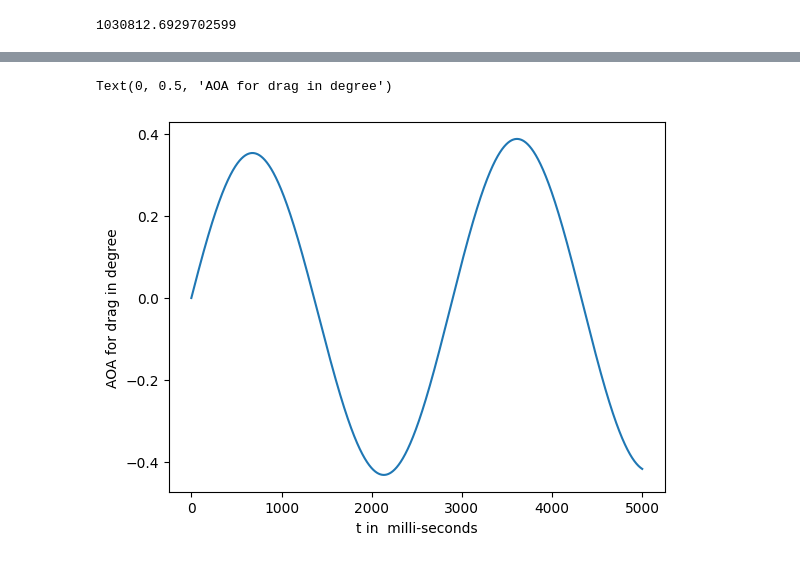
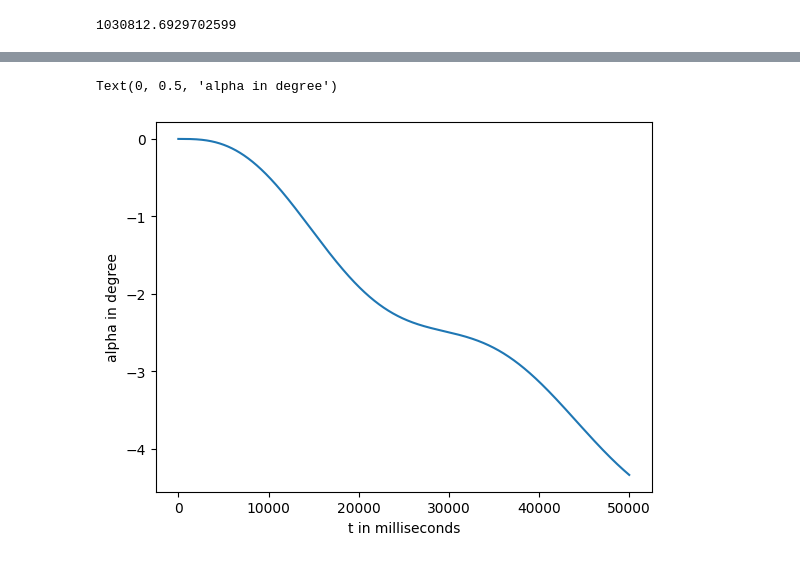
Before and after one commit to lyrickhare/Launcher-Profile, a Jupyter notebook: testingNew/anglelaunch.ipynb, the cells around one changed output, grey strips where cells are left out. Drawn from its saved outputs; the diff is of its cells as text; code cells hidden in the pictures.

```diff
--- a/testingNew/anglelaunch.ipynb
+++ b/testingNew/anglelaunch.ipynb
@@ -93,13 +96,14 @@ def updateAlphadot(alphaDot, moment, moi, dt = 0.001):
     """
     return alphaDot + (moment/moi)*dt
 # %%
-def updateAlpha(alphao, alphaDot, dt = 0.001):
+def updateAlpha(alphao, alphaDot, dt = DT):
     """
     took modulus for plots
     """
-    return (alphao + alphaDot*dt)%(2*np.pi)
+    # return (alphao + alphaDot*dt)%(2*np.pi)
+    return (alphao + alphaDot*dt)
 # %%
-t = np.arange(0,5.001,0.001)
+t = np.arange(0,5+DT,DT)
 # %%
 alph = np.zeros(len(t))
 bet = np.zeros(len(t))
@@ -116,9 +118,12 @@ I = moi()
+# %%
+I = moi()
+tau = np.zeros(len(t))
 # %%
 for i in range(1,len(t)):
     V[i] = updateV(V[i-1],T[i-1],D[i-1])
     bet[i] = betaFromV(alph[i-1],V[i])
-    tau = moment(alph[i-1],D[i-1])
-    alphDot[i] = updateAlphadot(alphDot[i-1],tau,I)
+    tau[i] = moment(alph[i-1],D[i-1])
+    alphDot[i] = updateAlphadot(alphDot[i-1],tau[i],I)
     alph[i] = updateAlpha(alph[i-1],alphDot[i-1])
     T[i] = thrust(alph[i])
     D[i] = drag(alph[i],bet[i])
@@ -131,9 +130,9 @@ plt.plot(alph)
 # %%
-plt.plot((bet-alph)*180/np.pi)
-plt.xlabel("t in  milli-seconds")
-plt.ylabel("AOA for drag in degree")
+plt.plot(alph*180/np.pi)
+plt.xlabel("t in milliseconds")
+plt.ylabel("alpha in degree")
 # %% [output]
-Text(0, 0.5, 'AOA for drag in degree')
+Text(0, 0.5, 'alpha in degree')
-[figure, old version]
+[figure, new version]
 # %%
 plt.plot(bet*180/np.pi)
```
Also changed, not shown: parts of 16 cells of this notebook.
